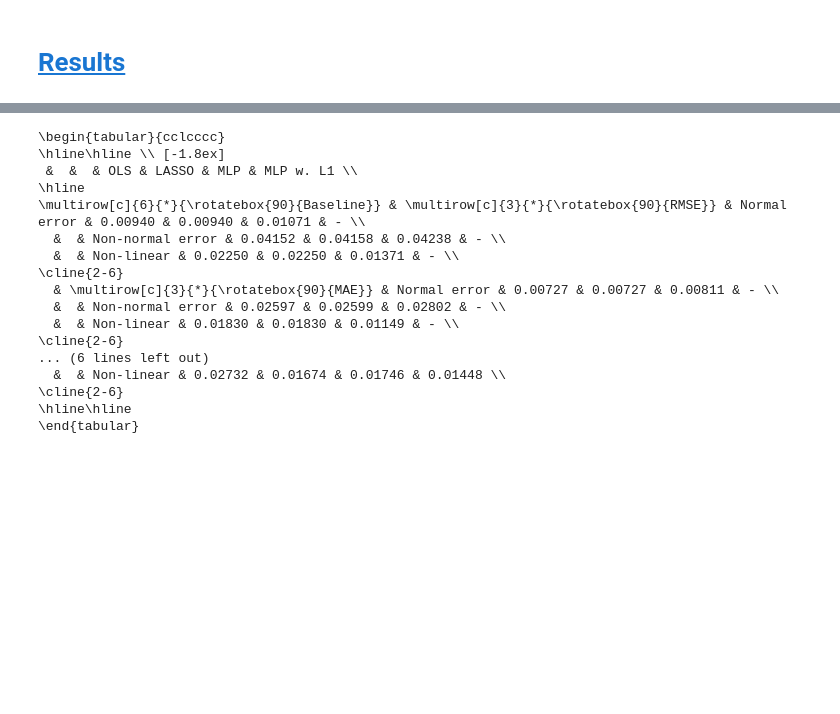
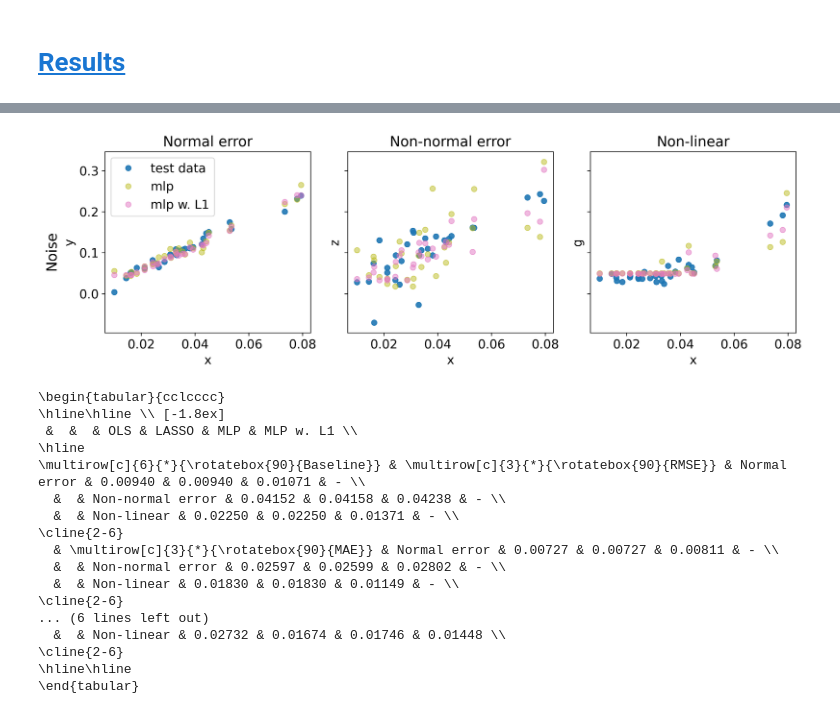
Before and after one commit to johanoelgaard/MastersThesis, a Jupyter notebook: simulation.ipynb, the cells around one changed output, grey strips where cells are left out. Saved outputs shown, nothing was run; the diff lists cells and outputs as text; code cells hidden in the pictures; blank space fills up the shorter version.

```diff
--- a/simulation.ipynb
+++ b/simulation.ipynb
@@ -810,3 +807,57 @@ plt.show()
+# %%
+datasets = [
+    (x_test[:,1],
+     [y1_test, mlp_pred1_n,    mlp_pred1_nR],
+     'Normal error',    'y'),
+    (x_test[:,1],
+     [y2_test, mlp_pred2_n,    mlp_pred2_nR],
+     'Non-normal error', 'z'),
+    (x_test[:,1],
+     [y3_test, mlp_pred3_n,    mlp_pred3_nR],
+     'Non-linear',      'g'),
+]
+
+# define the colours
+colors = {
+    'test data':   'C0',
+    'mlp':         'C8',
+    'mlp w. L1': 'C6',
+}
+
+labels = list(colors.keys())
+
+# unified y‐limits
+all_preds = [arr for _, pred_list, *_ in datasets for arr in pred_list]
+ymin, ymax = np.min(all_preds) - 0.025, np.max(all_preds) + 0.025
+
+# grid
+fig, axes = plt.subplots(1, 3, figsize=(12, 4), sharex=True, sharey=True)
+
+for idx, (ax, (xvals, preds, title, ylabel)) in enumerate(zip(axes.flat, datasets)):
+    for yvals, lbl in zip(preds, labels):
+        ax.plot(xvals, yvals, 'o',
+                label=lbl,
+                color=colors[lbl],
+                alpha=(0.9 if lbl=='test data' else 0.5))
+    ax.tick_params(axis='both', which='both', labelsize=14)
+    ax.set_ylim(ymin, ymax)
+    ax.set_ylabel(ylabel, fontsize=14)
+    if title:
+        ax.set_title(title, fontsize=16)
+    ax.set_xlabel('x', fontsize=14)
+
+ax0 = axes.flat[0]
+ax0.legend(loc='upper left', fontsize=14)
+
+fig.text(-0.01, 0.50, 'Noise', va='center', rotation='vertical', fontsize=16)
+
+
+plt.tight_layout()
+plt.savefig('output/simulation-scatter-mlp.png', dpi=300, bbox_inches='tight', pad_inches=0.1)
+plt.show()
+plt.close()
+# %% [output]
+[figure, added]
 # %%
 n_train = np.arange(len(x_train))
 n_test  = np.arange(len(x_train), len(x))
```
Also changed, not shown: parts of 1 cell of this notebook, 2 other files.
